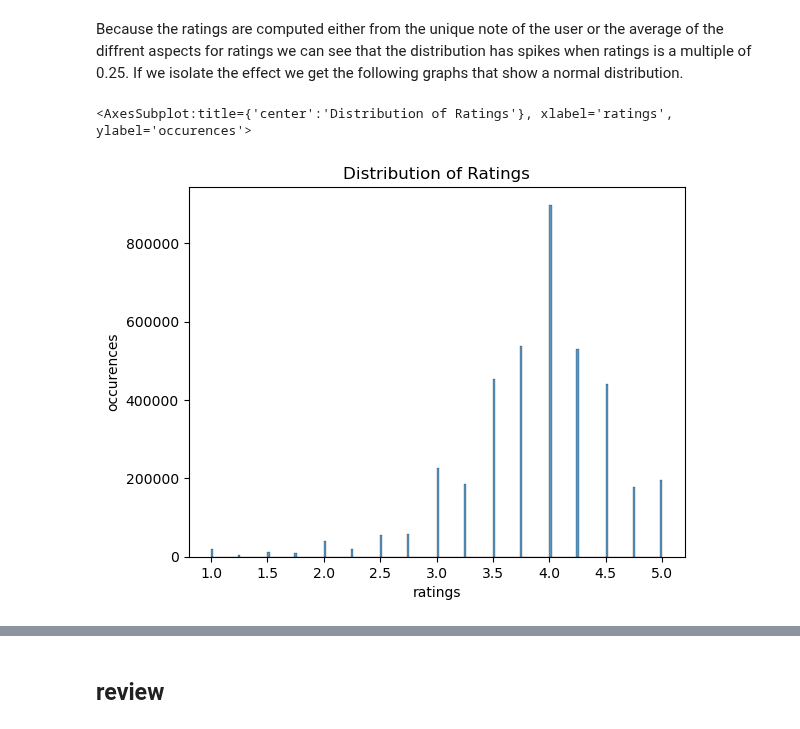
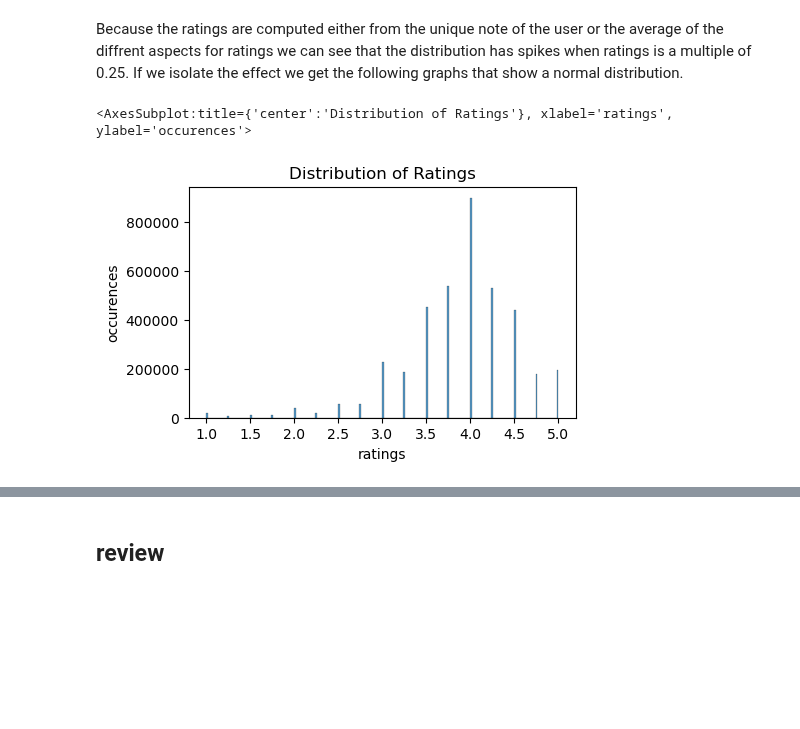
Before and after one commit to epfl-ada/ada-2022-project-analyteam, a Jupyter notebook: processing_ratings.ipynb, the cells around one changed output, grey strips where cells are left out. Saved outputs shown, nothing was run; the diff lists cells and outputs as text; code cells hidden in the pictures; blank space fills up the shorter version.

```diff
--- a/processing_ratings.ipynb
+++ b/processing_ratings.ipynb
@@ -217,10 +226,19 @@ If we isolate the effect we get the following graphs that show a normal distribu
 # %%
 #isolatings
 fig, ax = plt.subplots(1,1)
+
+# set figure size
+fig.set_size_inches(5, 3)
+
+# set title
 ax.set_title("Distribution of Ratings")
+
+# set x and y label
 ax.set_ylabel("occurences")
 ax.set_xlabel("ratings")
+
+# plot the histogram
 sns.histplot(data=ratings_ddf[ratings_ddf['rating']%0.25==0],x='rating',ax=ax,bins=200)
 # %% [output]
 <AxesSubplot:title={'center':'Distribution of Ratings'}, xlabel='ratings', ylabel='occurences'>
-[figure, old version]
+[figure, new version]
```
Also changed, not shown: parts of 8 cells of this notebook.
